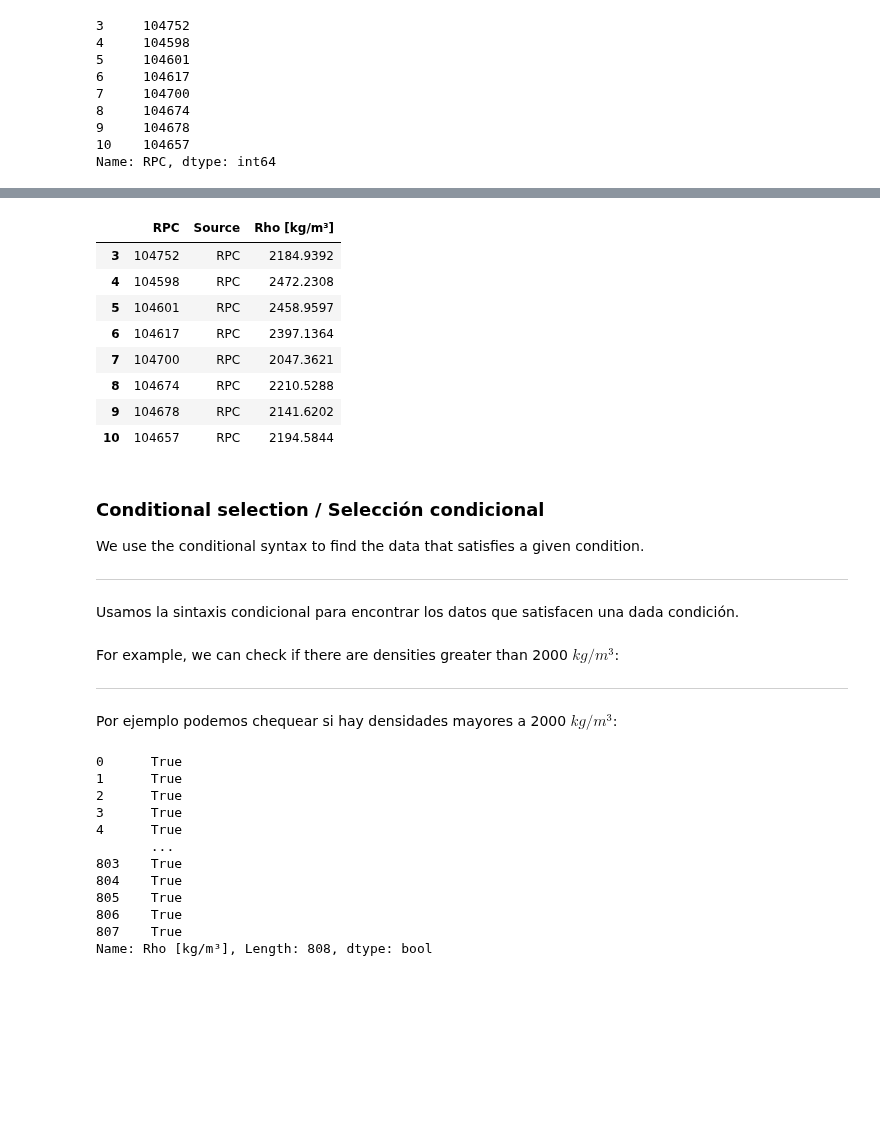
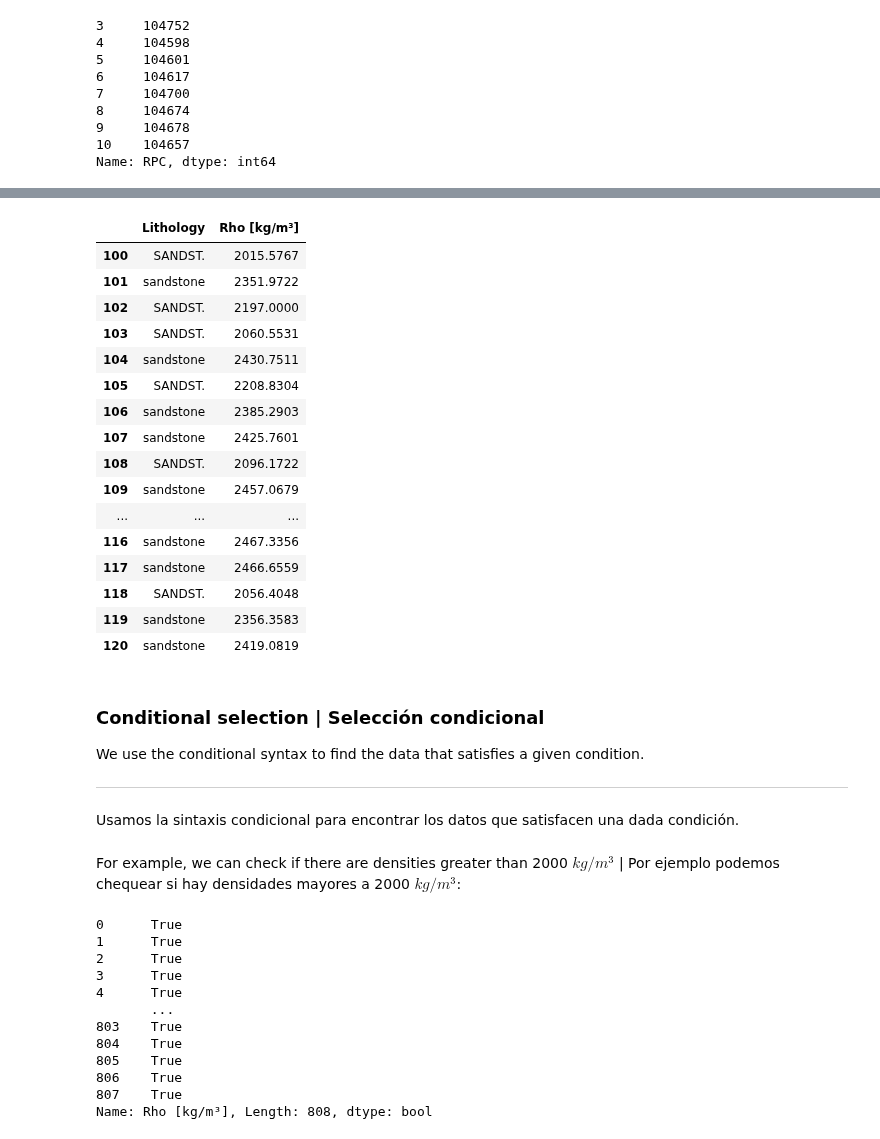
Before and after one commit to CodeToCommunicate/CoCoLessons, a Jupyter notebook: 07_pandas.ipynb, the cells around one changed output, grey strips where cells are left out. Saved outputs shown, nothing was run; the diff lists cells and outputs as text; code cells hidden in the pictures; blank space fills up the shorter version.

```diff
--- a/coco_5_pandas.ipynb
+++ b/07_pandas.ipynb
@@ -382,17 +395,25 @@ Name: RPC, dtype: int64
 # %%
-data.loc[3:10, ["RPC", "Source", "Rho [kg/m³]"]]
+data.loc[100:120, ["Lithology", "Rho [kg/m³]"]]
 # %% [output]
-|  | RPC | Source | Rho [kg/m³] |
-| 3 | 104752 | RPC | 2184.9392 |
-| 4 | 104598 | RPC | 2472.2308 |
-| 5 | 104601 | RPC | 2458.9597 |
-| 6 | 104617 | RPC | 2397.1364 |
-| 7 | 104700 | RPC | 2047.3621 |
-| 8 | 104674 | RPC | 2210.5288 |
-| 9 | 104678 | RPC | 2141.6202 |
-| 10 | 104657 | RPC | 2194.5844 |
+|  | Lithology | Rho [kg/m³] |
+| 100 | SANDST. | 2015.5767 |
+| 101 | sandstone | 2351.9722 |
+| 102 | SANDST. | 2197.0000 |
+| 103 | SANDST. | 2060.5531 |
+| 104 | sandstone | 2430.7511 |
+| 105 | SANDST. | 2208.8304 |
+| 106 | sandstone | 2385.2903 |
+| 107 | sandstone | 2425.7601 |
+| 108 | SANDST. | 2096.1722 |
+| 109 | sandstone | 2457.0679 |
+| ... | ... | ... |
+| 116 | sandstone | 2467.3356 |
+| 117 | sandstone | 2466.6559 |
+| 118 | SANDST. | 2056.4048 |
+| 119 | sandstone | 2356.3583 |
+| 120 | sandstone | 2419.0819 |
 # %% [markdown]
-### Conditional selection / Selección condicional
+### Conditional selection | Selección condicional
 
 We use the conditional syntax to find the data that satisfies a given condition.
 
@@ -400,11 +421,7 @@ We use the conditional syntax to find the data that satisfies a given condition.
 
 Usamos la sintaxis condicional para encontrar los datos que satisfacen una dada condición.
 # %% [markdown]
-For example, we can check if there are densities greater than 2000 $kg/m^3$:
-
----
-
-Por ejemplo podemos chequear si hay densidades mayores a 2000 $kg/m^3$:
+For example, we can check if there are densities greater than 2000 $kg/m^3$ | Por ejemplo podemos chequear si hay densidades mayores a 2000 $kg/m^3$:
 # %%
 data["Rho [kg/m³]"] > 2000
 # %% [output]
```
Also changed, not shown: parts of 51 cells of this notebook.
